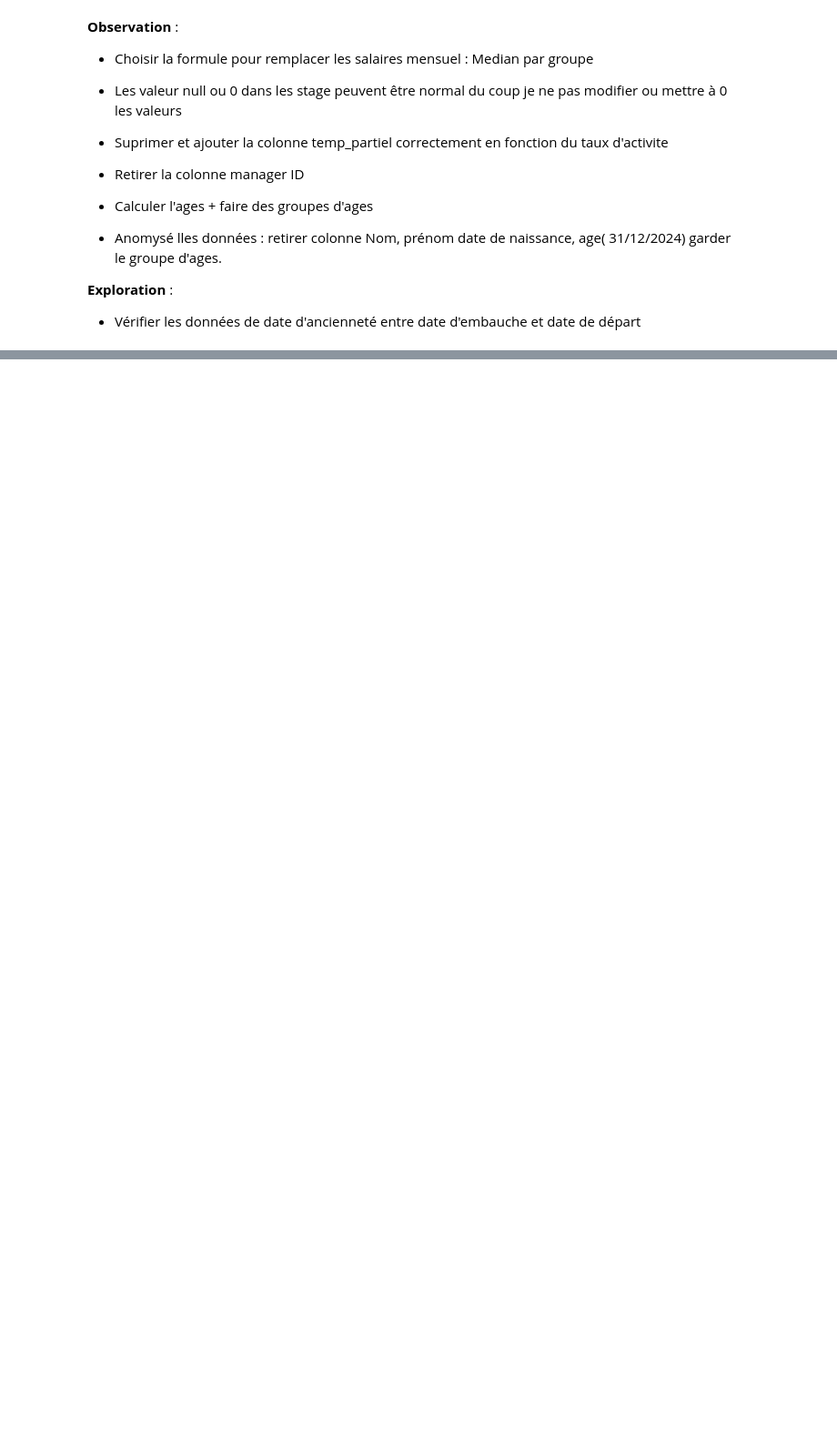
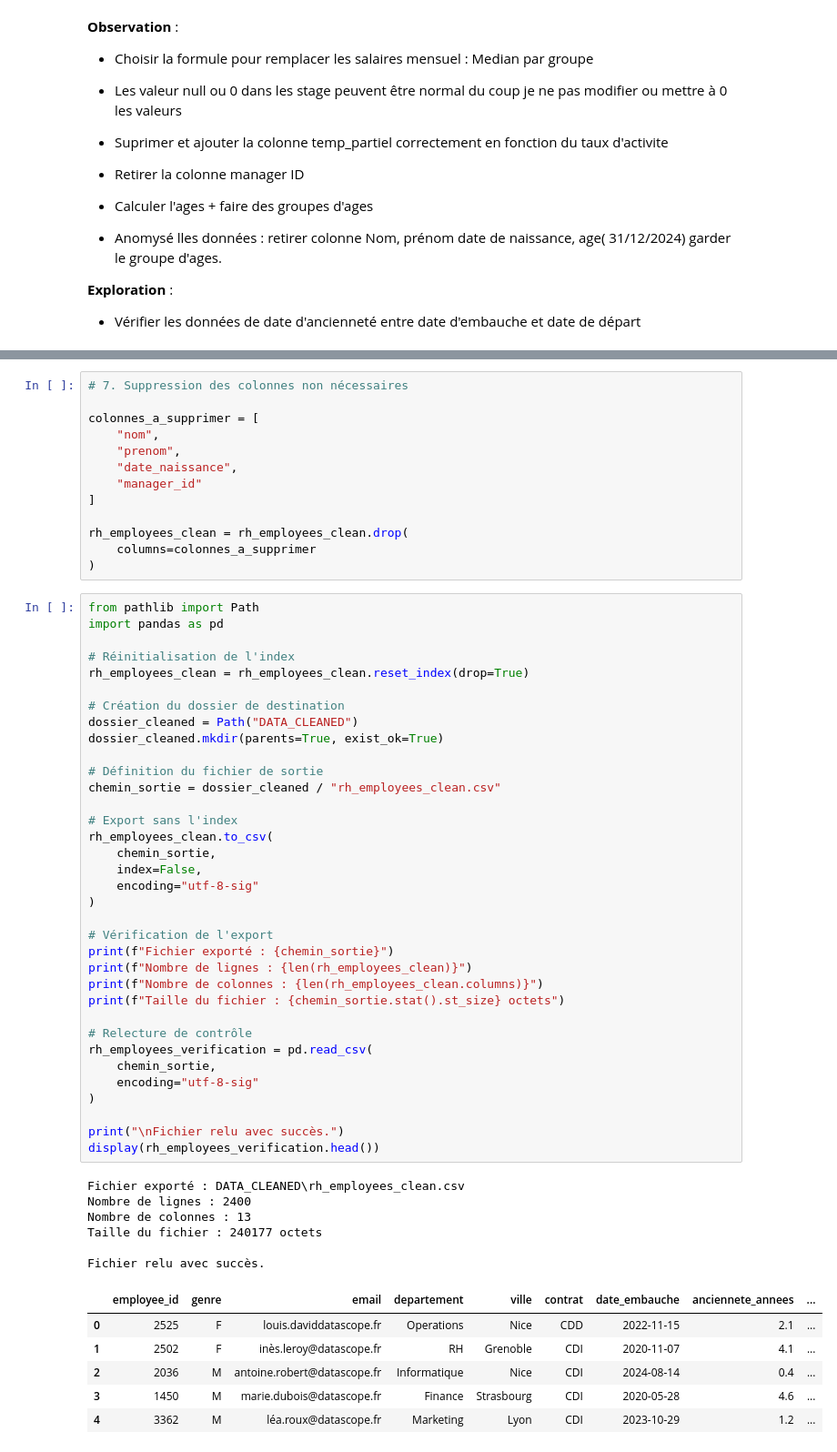
Before and after one commit to BrAk10/Projet-Data-RH, a Jupyter notebook: Code Python.ipynb, the cells around one changed output, grey strips where cells are left out. Shown at 91% size. Saved outputs shown, nothing was run; the diff lists cells and outputs as text; blank space fills up the shorter version.

```diff
--- a/Code Python.ipynb
+++ b/Code Python.ipynb
@@ -313,0 +521,61 @@ rh_employees[rh_employees['anciennete_annees'] < 0 ]
+# %%
+# 7. Suppression des colonnes non nécessaires
+
+colonnes_a_supprimer = [
+    "nom",
+    "prenom",
+    "date_naissance",
+    "manager_id"
+]
+
+rh_employees_clean = rh_employees_clean.drop(
+    columns=colonnes_a_supprimer
+)
+# %%
+from pathlib import Path
+import pandas as pd
+
+# Réinitialisation de l'index
+rh_employees_clean = rh_employees_clean.reset_index(drop=True)
+
+# Création du dossier de destination
+dossier_cleaned = Path("DATA_CLEANED")
+dossier_cleaned.mkdir(parents=True, exist_ok=True)
+
+# Définition du fichier de sortie
+chemin_sortie = dossier_cleaned / "rh_employees_clean.csv"
+
+# Export sans l'index
+rh_employees_clean.to_csv(
+    chemin_sortie,
+    index=False,
+    encoding="utf-8-sig"
+)
+
+# Vérification de l'export
+print(f"Fichier exporté : {chemin_sortie}")
+print(f"Nombre de lignes : {len(rh_employees_clean)}")
+print(f"Nombre de colonnes : {len(rh_employees_clean.columns)}")
+print(f"Taille du fichier : {chemin_sortie.stat().st_size} octets")
+
+# Relecture de contrôle
+rh_employees_verification = pd.read_csv(
+    chemin_sortie,
+    encoding="utf-8-sig"
+)
+
+print("\nFichier relu avec succès.")
+display(rh_employees_verification.head())
+# %% [output]
+Fichier exporté : DATA_CLEANED\rh_employees_clean.csv
+Nombre de lignes : 2400
+Nombre de colonnes : 13
+Taille du fichier : 240177 octets
+
+Fichier relu avec succès.
+|  | employee_id | genre | email | departement | ville | contrat | date_embauche | anciennete_annees | ... |
+| 0 | 2525 | F | louis.daviddatascope.fr | Operations | Nice | CDD | 2022-11-15 | 2.1 | ... |
+| 1 | 2502 | F | inès.leroy@datascope.fr | RH | Grenoble | CDI | 2020-11-07 | 4.1 | ... |
+| 2 | 2036 | M | antoine.robert@datascope.fr | Informatique | Nice | CDI | 2024-08-14 | 0.4 | ... |
+| 3 | 1450 | M | marie.dubois@datascope.fr | Finance | Strasbourg | CDI | 2020-05-28 | 4.6 | ... |
+| 4 | 3362 | M | léa.roux@datascope.fr | Marketing | Lyon | CDI | 2023-10-29 | 1.2 | ... |
```
Also changed, not shown: parts of 17 cells of this notebook, 1 other file.
